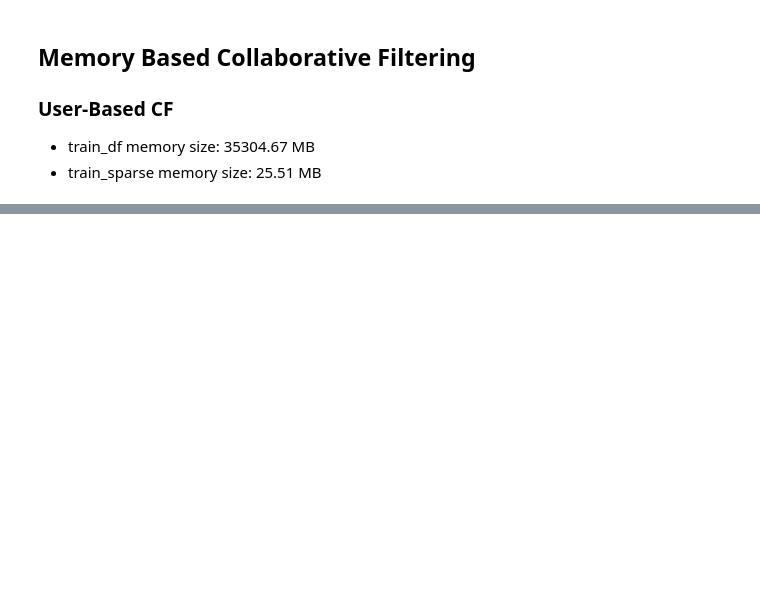
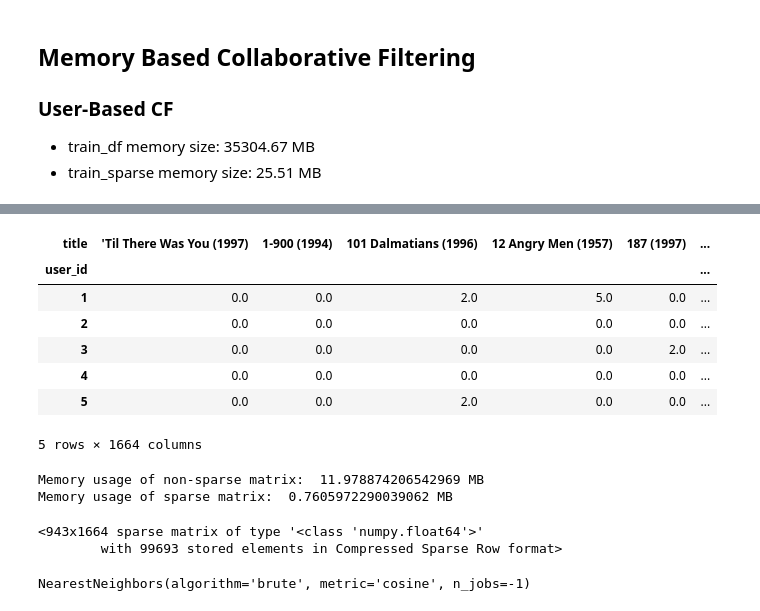
Before and after one commit to AkaCoder404/recommendation-system-notes, a Jupyter notebook: movielens100k.ipynb, the cells around one changed output, grey strips where cells are left out. Cells and saved outputs as stored; diff of their text form; code cells hidden in the pictures; blank space fills up the shorter version.

```diff
--- a/movielens100k.ipynb
+++ b/movielens100k.ipynb
@@ -97,3 +111,7 @@ print(f"Unique movies: {unique_movies}")
 # %% [output]
 Unique users: 943
 Unique movies: 1682
+# %%
+# Group by unique user id and movie title, ratings by same user on the same movie will be averaged
+merged_df = merged_df.groupby(["user_id", "title"]).mean().reset_index()
+merged_df.head(5)
@@ -99,0 +125,5 @@ Unique movies: 1682
+# %%
+# Create a new dataframe with just user_id, title, and rating columns
+# Drop the item_id and timestamp columns
+refined_df = merged_df.drop(["item_id", "timestamp"], axis=1)
+refined_df.head(5)
@@ -112,0 +166,41 @@ Sparsity: 0.99994117
+# %%
+# 1. Pivot dataframe to have user_id as index, movie title as columns, and ratings as values
+user_to_movie_df = refined_df.pivot(index="user_id", columns="title", values="rating")
+user_to_movie_df = user_to_movie_df.fillna(0)
+user_to_movie_df.head(5)
+# %% [output]
+| title | 'Til There Was You (1997) | 1-900 (1994) | 101 Dalmatians (1996) | 12 Angry Men (1957) | 187 (1997) | ... |
+| user_id |  |  |  |  |  | ... |
+| 1 | 0.0 | 0.0 | 2.0 | 5.0 | 0.0 | ... |
+| 2 | 0.0 | 0.0 | 0.0 | 0.0 | 0.0 | ... |
+| 3 | 0.0 | 0.0 | 0.0 | 0.0 | 2.0 | ... |
+| 4 | 0.0 | 0.0 | 0.0 | 0.0 | 0.0 | ... |
+| 5 | 0.0 | 0.0 | 2.0 | 0.0 | 0.0 | ... |
+5 rows × 1664 columns
+# %%
+# 2. Transform the matrix to a sparse matrix
+user_to_movie_sparse = csr_matrix(user_to_movie_df.values)
+
+print("Memory usage of non-sparse matrix: ", user_to_movie_df.memory_usage().sum() / 1024**2, "MB")
+print("Memory usage of sparse matrix: ", user_to_movie_sparse.data.nbytes / 1024**2, "MB")
+print("Sparsity: ", 1 - user_to_movie_sparse.nnz / (user_to_movie_sparse.shape[0] * user_to_movie_sparse.shape[1]))
+
+user_to_movie_sparse
+# %% [output]
+Memory usage of non-sparse matrix:  11.978874206542969 MB
+Memory usage of sparse matrix:  0.7605972290039062 MB
+<943x1664 sparse matrix of type '<class 'numpy.float64'>'
+        with 99693 stored elements in Compressed Sparse Row format>
+# %%
+# 3. Fitting KNN model to the sparse matrix
+knn_model = NearestNeighbors(
+    metric="cosine",
+    algorithm="brute",
+    n_neighbors=5,
+    p=2,
+    radius=1.0,
+    n_jobs=-1
+)
+knn_model.fit(user_to_movie_sparse)
+# %% [output]
+NearestNeighbors(algorithm='brute', metric='cosine', n_jobs=-1)
```
Also changed, not shown: parts of 21 cells of this notebook, 2 other files.
